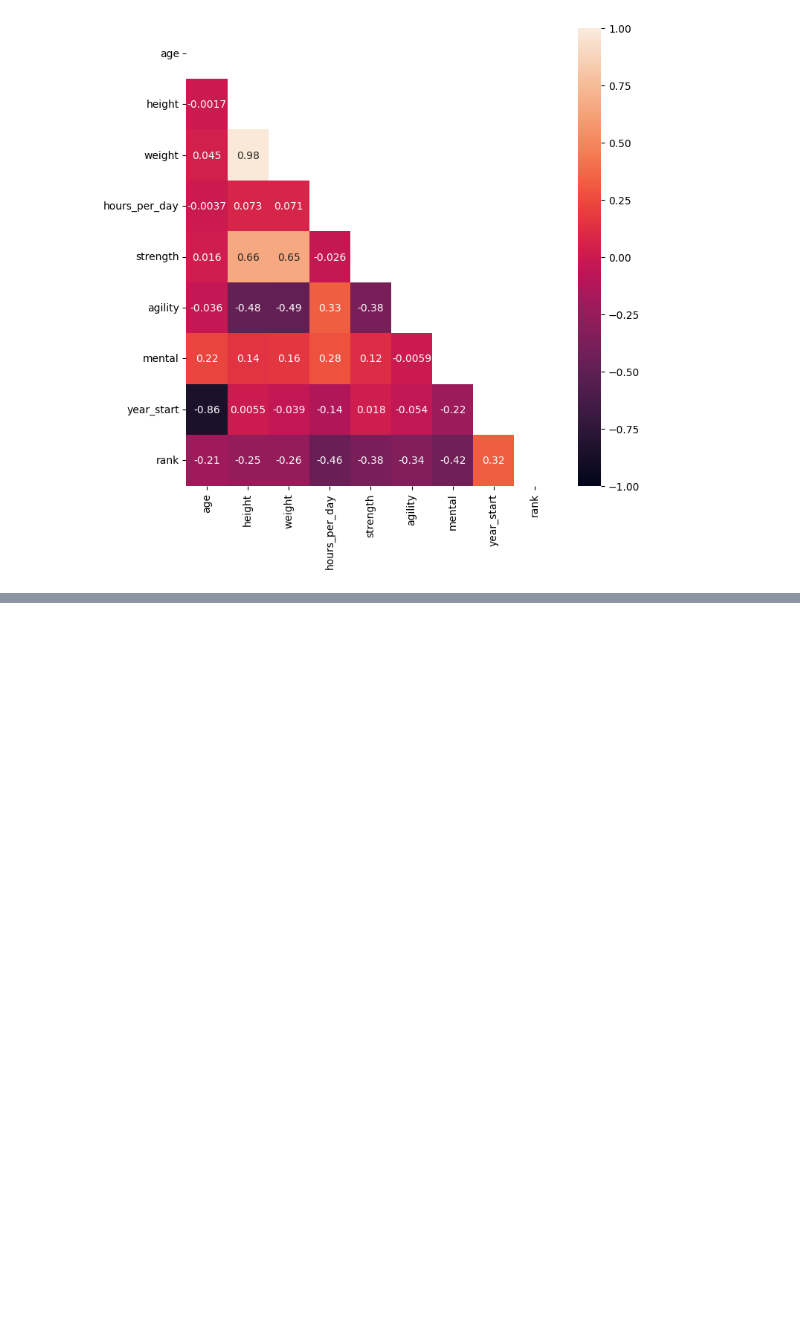
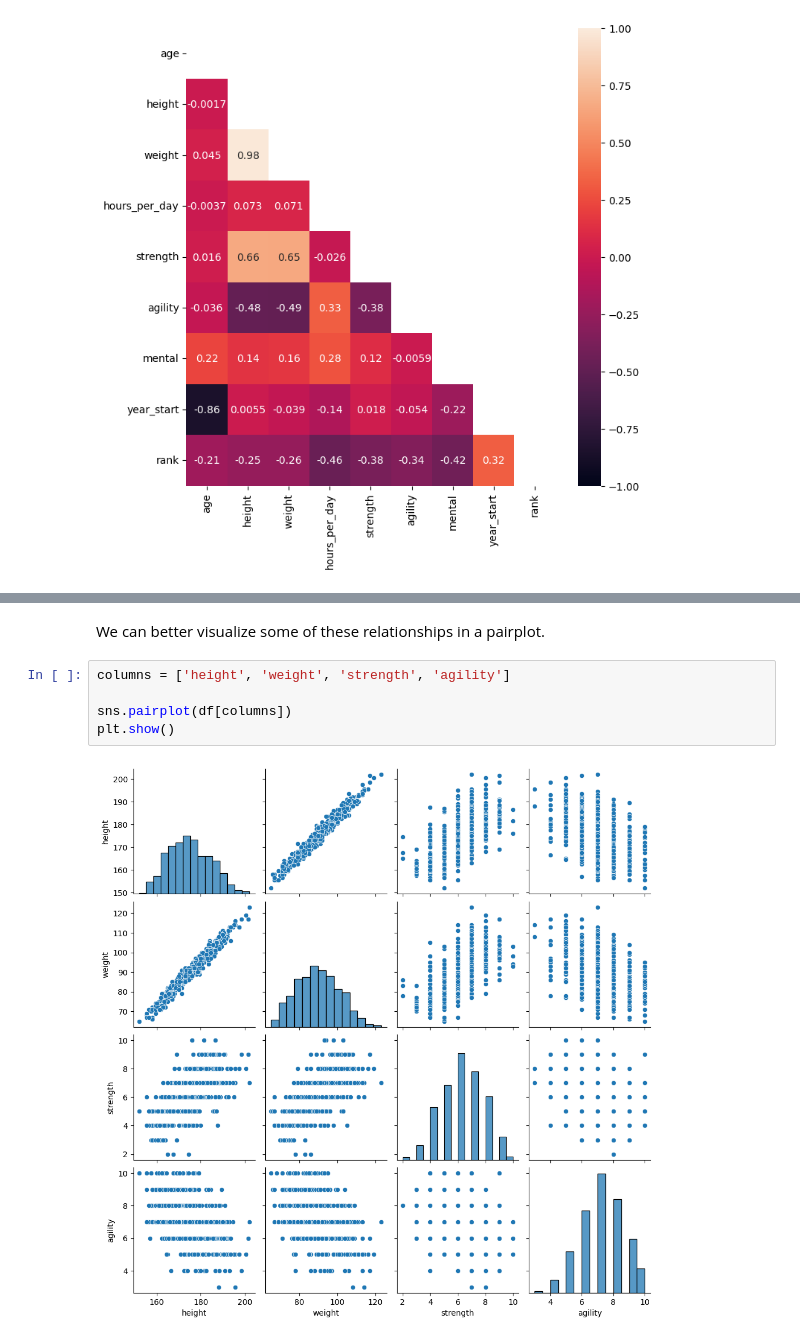
Before and after one commit to SupernovaIa/Project-ML-Clustering-Athletes, a Jupyter notebook: notebook/01-EDA.ipynb, the cells around one changed output, grey strips where cells are left out. Drawn from its saved outputs; the diff is of its cells as text; blank space fills up the shorter version.

```diff
--- a/notebook/01-EDA.ipynb
+++ b/notebook/01-EDA.ipynb
@@ -289,0 +312,9 @@ Como estamos construyendo modelos de clustering, no vamos a eliminar ninguna col
+# %% [markdown]
+We can better visualize some of these relationships in a pairplot.
+# %%
+columns = ['height', 'weight', 'strength', 'agility']
+
+sns.pairplot(df[columns])
+plt.show()
+# %% [output]
+[figure, added]
```
Also changed, not shown: parts of 19 cells of this notebook, 6 other files.
